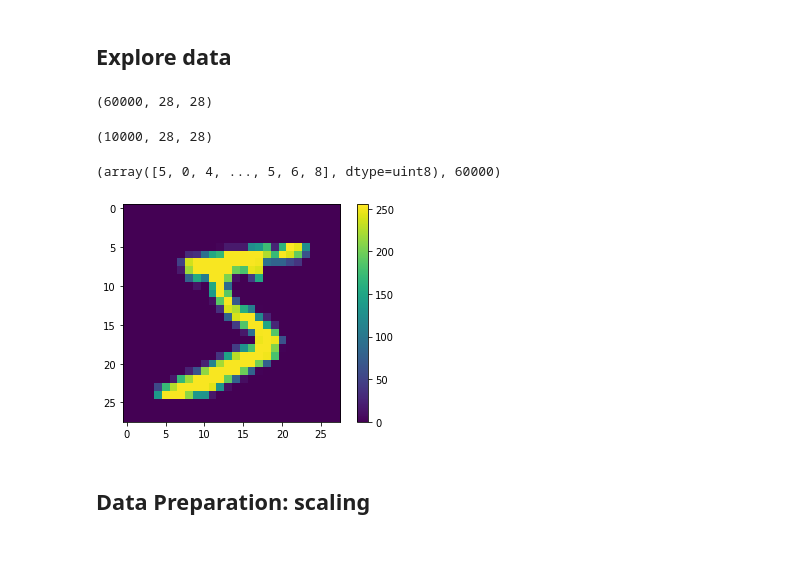
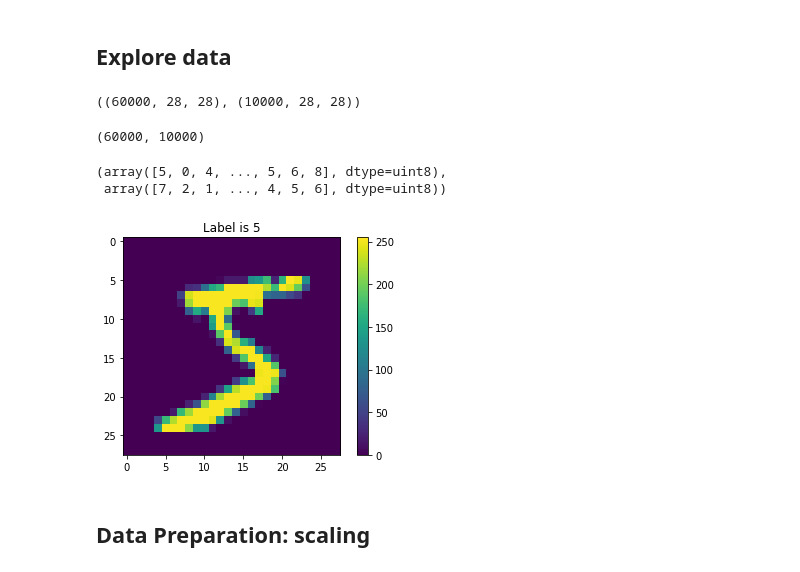
Before and after one commit to datamllab/automl-in-action-notebooks, a Jupyter notebook: 2.3-MNIST-MLP-CNN.ipynb, the cells around one changed output. Cells and saved outputs as stored; diff of their text form; code cells hidden in the pictures.

```diff
--- a/2.3-MNIST-MLP-CNN.ipynb
+++ b/2.3-MNIST-MLP-CNN.ipynb
@@ -13,27 +13,28 @@ from tensorflow.keras.datasets import mnist
 # %% [markdown]
 ## Explore data
 # %%
-train_images.shape
+train_images.shape, test_images.shape
 # %% [output]
-(60000, 28, 28)
+((60000, 28, 28), (10000, 28, 28))
-# %%
-test_images.shape
-# %% [output]
-(10000, 28, 28)
-# %%
-train_labels, len(train_labels)
-# %% [output]
-(array([5, 0, 4, ..., 5, 6, 8], dtype=uint8), 60000)
+# %%
+len(train_labels), len(test_labels)
+# %% [output]
+(60000, 10000)
+# %%
+train_labels, test_labels
+# %% [output]
+(array([5, 0, 4, ..., 5, 6, 8], dtype=uint8),
+ array([7, 2, 1, ..., 4, 5, 6], dtype=uint8))
 # %%
 import matplotlib.pyplot as plt
 
 plt.figure()
-plt.imshow(train_images[0])
+plt.imshow(train_images[0]) # , cmap='gray'
 plt.colorbar()
-plt.grid(False)
+plt.title('Label is {label}'.format(label=train_labels[0]))
 plt.show()
 # %% [output]
-[figure, old version]
+[figure, new version]
 # %% [markdown]
 ## Data Preparation: scaling
 # %%
```
Also changed, not shown: parts of 12 cells of this notebook.
